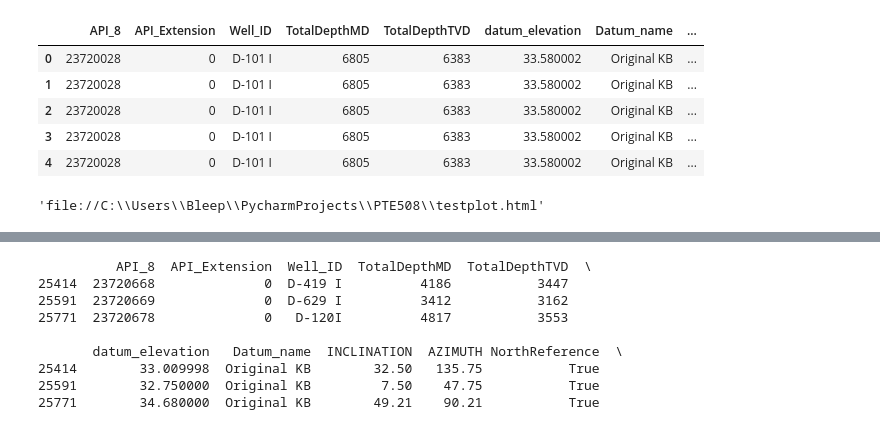
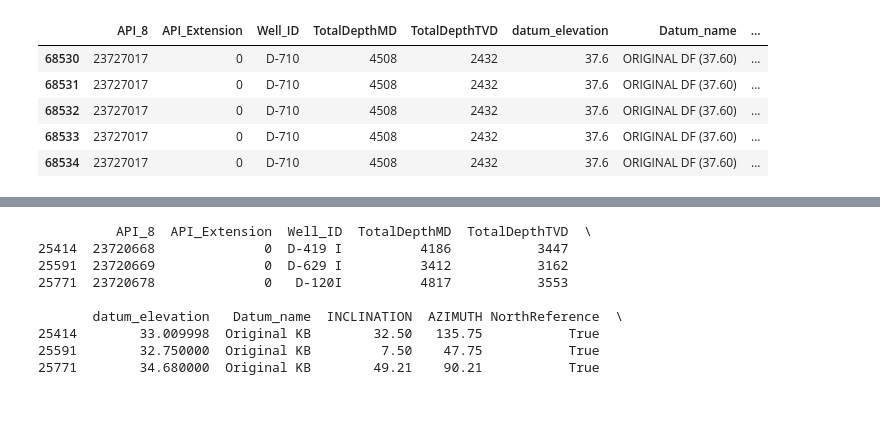
Before and after one commit to JReileyClark/PTE508, a Jupyter notebook: PTE514 Kdtree.ipynb, the cells around one changed output, grey strips where cells are left out. Saved outputs shown, nothing was run; the diff lists cells and outputs as text; code cells hidden in the pictures.

```diff
--- a/PTE514 Kdtree.ipynb
+++ b/PTE514 Kdtree.ipynb
@@ -15,35 +14,24 @@ plotly.offline.init_notebook_mode(connected=True)
 # %%
 #on laptop use the following link /Volumes/SanDisk/Dsurveys for KDTree.xlsx
-#surveys = pd.read_excel('/Volumes/SanDisk/Dsurveys for KDTree.xlsx',header=0)
+surveys = pd.read_excel('/Volumes/SanDisk/Dsurveys for KDTree.xlsx',header=0)
 
 # on desktop, use the link below
-surveys = pd.read_excel('//BUFFALO/Download/USC SCHOOL STUFF/Dsurveys for KDTree.xlsx',header=0)
+#surveys = pd.read_excel('//BUFFALO/Download/USC SCHOOL STUFF/Dsurveys for KDTree.xlsx',header=0)
 
 #\\BUFFALO\Download\USC SCHOOL STUFF\Dsurveys for KDTree.xlsx
 # %%
 surveys.describe()
 surveys.head()
+surveys.tail()
 # %% [output]
 |  | API_8 | API_Extension | Well_ID | TotalDepthMD | TotalDepthTVD | datum_elevation | Datum_name | ... |
-| 0 | 23720028 | 0 | D-101 I | 6805 | 6383 | 33.580002 | Original KB | ... |
-| 1 | 23720028 | 0 | D-101 I | 6805 | 6383 | 33.580002 | Original KB | ... |
-| 2 | 23720028 | 0 | D-101 I | 6805 | 6383 | 33.580002 | Original KB | ... |
-| 3 | 23720028 | 0 | D-101 I | 6805 | 6383 | 33.580002 | Original KB | ... |
-| 4 | 23720028 | 0 | D-101 I | 6805 | 6383 | 33.580002 | Original KB | ... |
+| 68530 | 23727017 | 0 | D-710 | 4508 | 2432 | 37.6 | ORIGINAL DF (37.60) | ... |
+| 68531 | 23727017 | 0 | D-710 | 4508 | 2432 | 37.6 | ORIGINAL DF (37.60) | ... |
+| 68532 | 23727017 | 0 | D-710 | 4508 | 2432 | 37.6 | ORIGINAL DF (37.60) | ... |
+| 68533 | 23727017 | 0 | D-710 | 4508 | 2432 | 37.6 | ORIGINAL DF (37.60) | ... |
+| 68534 | 23727017 | 0 | D-710 | 4508 | 2432 | 37.6 | ORIGINAL DF (37.60) | ... |
 # %%
-d101 = surveys[(surveys['Well_ID'] == 'D-203') & (surveys['API_Extension'] == 0)][['X','Y','TVD']]
-d101.head()
-kddata = surveys[(surveys['Well_ID'] != 'D-203')][['Well_ID','X','Y','Lat','Long','TVD']]
-#fig = plt.figure()
-#ax1 = fig.add_subplot(111,projection='3d')
-#ax1.scatter(kddata['X'],kddata['Y'],-kddata['TVD'], marker='o',s=0.1)
-#ax1.scatter(d101['X'],d101['Y'],-d101['TVD'])
-#plt.show()
-
-trace1 = go.Scatter3d(x=kddata['Lat']*10000,y=kddata['Long']*10000,z=-kddata['TVD'],mode='markers-text', marker=dict(size=1), text=kddata['Well_ID'])
-layout = go.Layout()
-data = [trace1]
-fig = go.Figure(data=data,layout=layout)
-plotly.offline.plot(fig,filename='testplot.html')
+well = surveys[(surveys['Well_ID'] == 'D-710') & (surveys['API_Extension'] == 0)][['Well_ID','X','Y','Lat','Long','TVD']]
+well.head()
+kddata = surveys[(surveys['Well_ID'] != 'D-710')][['Well_ID','X','Y','Lat','Long','TVD']]
+#traceneighbors = go.Scatter3d(x=neighbors['Lat']*10000,y=neighbors['Long']*10000,z=-neighbors['TVD'],mode='markers',marker=dict(size=2,color='rgb(0,255,0)'),text=neighbors['Well_ID'])
-# %% [output]
-'file://C:\\Users\\Bleep\\PycharmProjects\\PTE508\\testplot.html'
```
Also changed, not shown: parts of 20 cells of this notebook, 2 other files.
